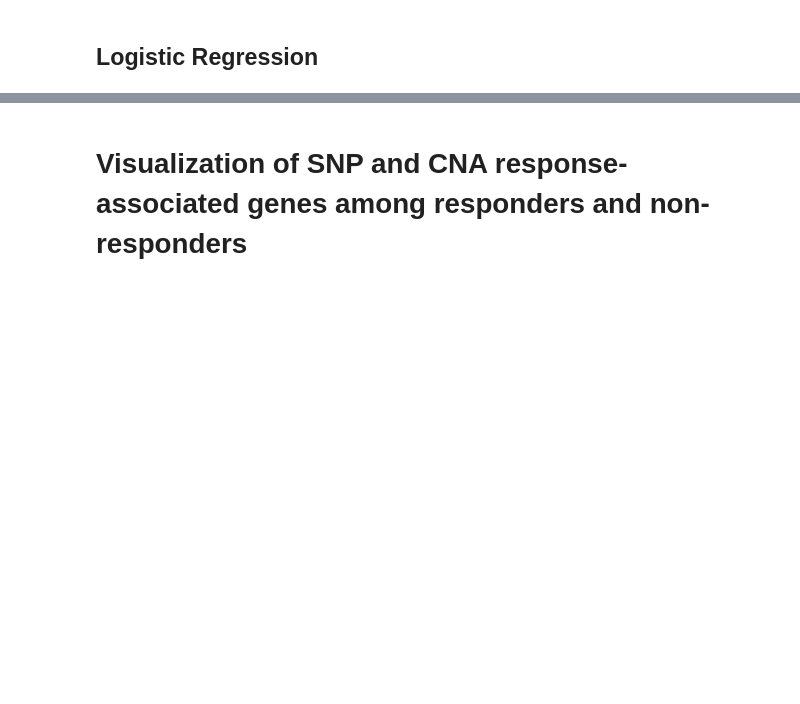
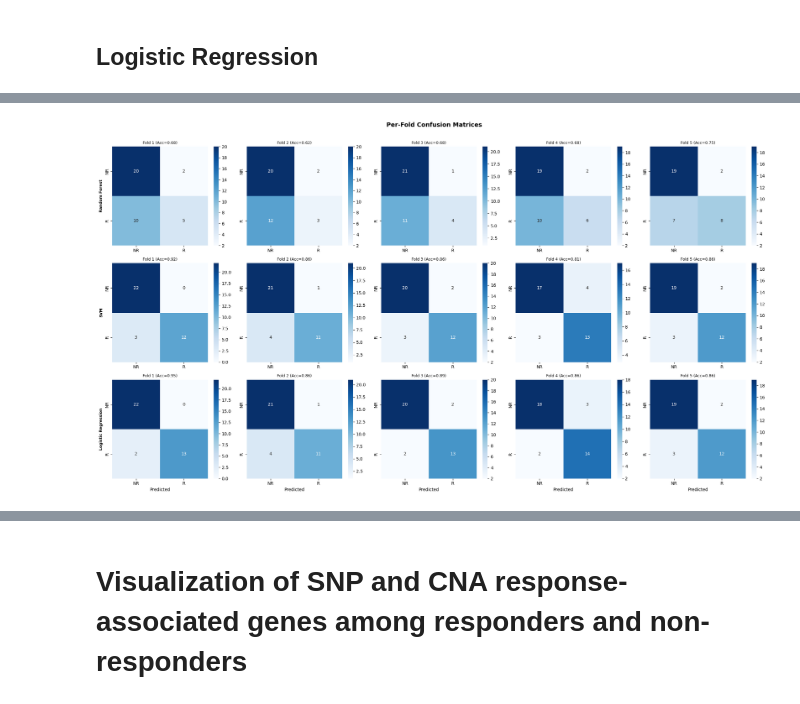
Before and after one commit to ComputationalBiologyLab/Integrative-Multi-omics-Pipeline-for-Analysis-of-Checkpoint-Blockade-Therapy, a Jupyter notebook: Code/MAIN_CODE.ipynb, the cells around one changed output, grey strips where cells are left out. Cells and saved outputs as stored; diff of their text form; code cells hidden in the pictures; blank space fills up the shorter version.

```diff
--- a/Code/MAIN_CODE.ipynb
+++ b/Code/MAIN_CODE.ipynb
@@ -948,7 +952,7 @@ integrative = merge_dataframes([merged_cna, merged_snp, merged_expression, merge
 
 rf_integrative = feature_selection_with_rf(integrative, merged_labels, n_feature=175)
 rfe_integrative = recursive_feature_elimination(integrative, merged_labels, step=100, n_features_to_select=175)
-fdr_integrative = fdr(integrative, merged_labels, n_feature=175)
+fdr_integrative = anova(integrative, merged_labels, n_feature=175)
 MI_integrative = entropy(integrative, merged_labels, top_k=175)
 # %%
 '''
@@ -1102,0 +1247,26 @@ Best Parameters: {'C': 10, 'class_weight': None, 'solver': 'liblinear'}
+# %%
+fig, axes = plt.subplots(3, 5, figsize=(22, 12))
+
+for row, clf_name in enumerate(clf_names):
+    r = results[(clf_name)]
+    for fold_idx in range(5):
+        ax = axes[row, fold_idx]
+        y_true_fold, y_pred_fold, _ = r['fold_predictions'][fold_idx]
+        cm = confusion_matrix(y_true_fold, y_pred_fold)
+        sns.heatmap(cm, annot=True, fmt='d', cmap='Blues', ax=ax,
+                    xticklabels=['NR', 'R'], yticklabels=['NR', 'R'])
+        acc = r['fold_metrics'][fold_idx]['Accuracy']
+        ax.set_title(f'Fold {fold_idx+1} (Acc={acc:.2f})', fontsize=9)
+        if fold_idx == 0:
+            ax.set_ylabel(f'{clf_name}', fontsize=9, fontweight='bold')
+        else:
+            ax.set_ylabel('')
+        ax.set_xlabel('Predicted' if row == 2 else '')
+
+plt.suptitle(f'Per-Fold Confusion Matrices', fontsize=14, fontweight='bold', y=1.01)
+plt.tight_layout()
+plt.savefig(f'figures/normalized/confusion_matrices.png',
+            dpi=150, bbox_inches='tight')
+plt.show()
+# %% [output]
+[figure, added]
```
Also changed, not shown: parts of 19 cells of this notebook, 3 other files.
